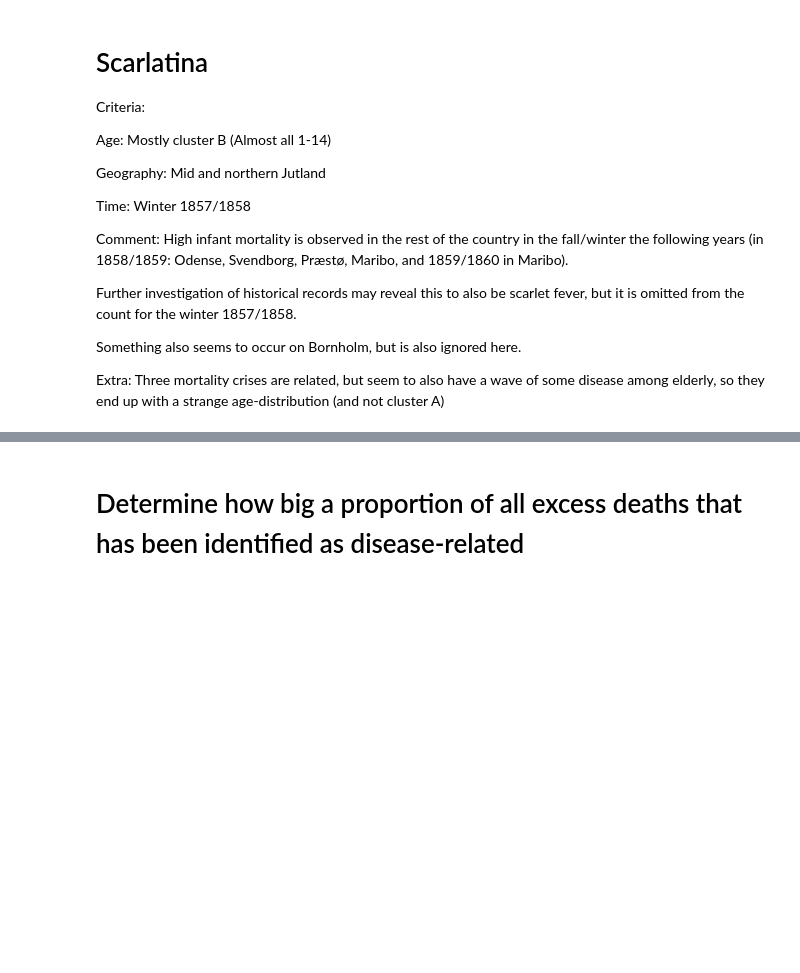
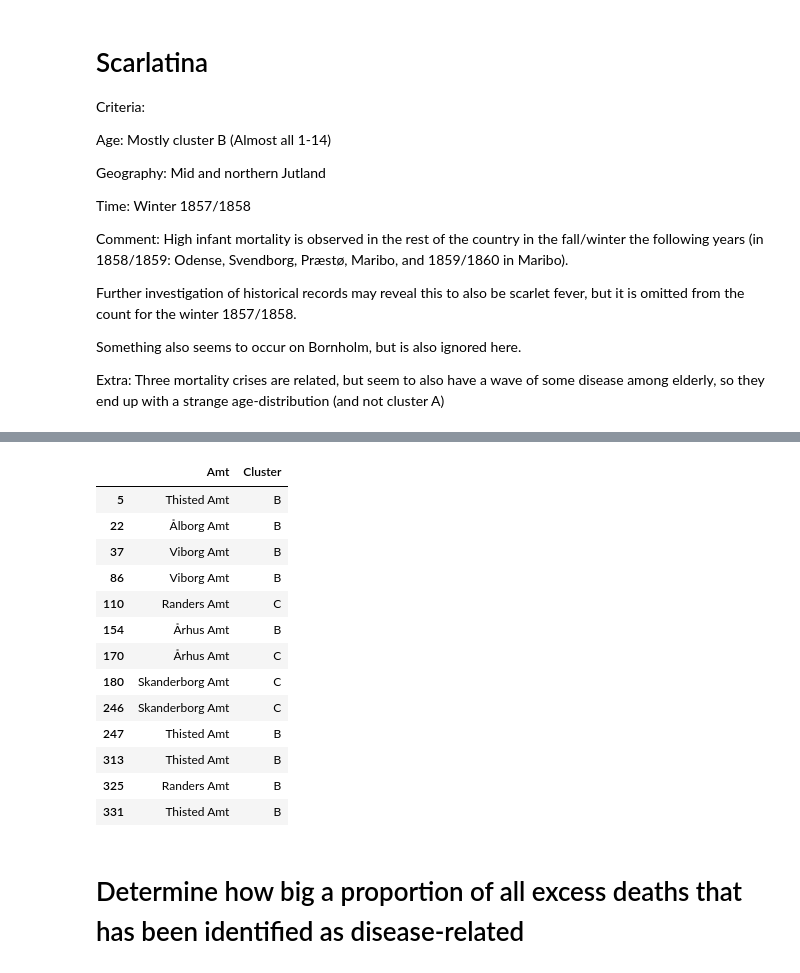
Before and after one commit to PandemiXcenter/SignatureFeatures19thCentury, a Jupyter notebook: Code/DetermineGroups.ipynb, the cells around one changed output, grey strips where cells are left out. Saved outputs shown, nothing was run; the diff lists cells and outputs as text; code cells hidden in the pictures; blank space fills up the shorter version.

```diff
--- a/Code/DetermineGroups.ipynb
+++ b/Code/DetermineGroups.ipynb
@@ -351,3 +384,20 @@ dfScar[dfScar.Cluster != 'B'].Excess.sum()
+# %%
+dfScar[['Amt','Cluster']]
+# %% [output]
+|  | Amt | Cluster |
+| 5 | Thisted Amt | B |
+| 22 | Ålborg Amt | B |
+| 37 | Viborg Amt | B |
+| 86 | Viborg Amt | B |
+| 110 | Randers Amt | C |
+| 154 | Århus Amt | B |
+| 170 | Århus Amt | C |
+| 180 | Skanderborg Amt | C |
+| 246 | Skanderborg Amt | C |
+| 247 | Thisted Amt | B |
+| 313 | Thisted Amt | B |
+| 325 | Randers Amt | B |
+| 331 | Thisted Amt | B |
 # %% [markdown]
 # Determine how big a proportion of all excess deaths that has been identified as disease-related
 # %%
```
Also changed, not shown: parts of 30 cells of this notebook, 44 other files.
